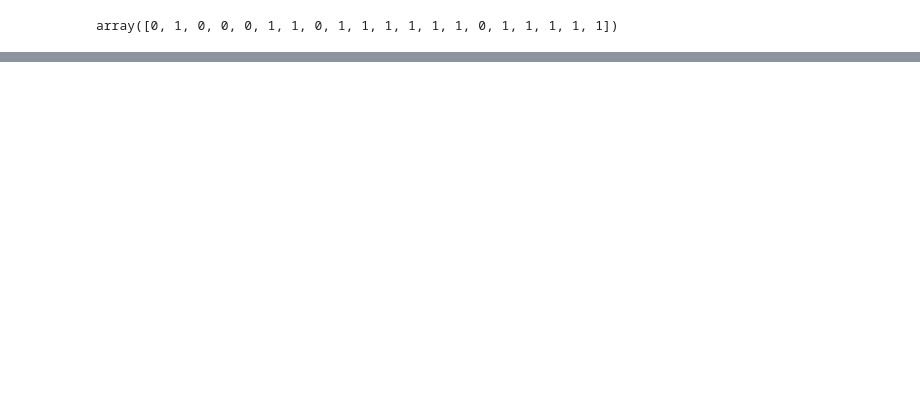
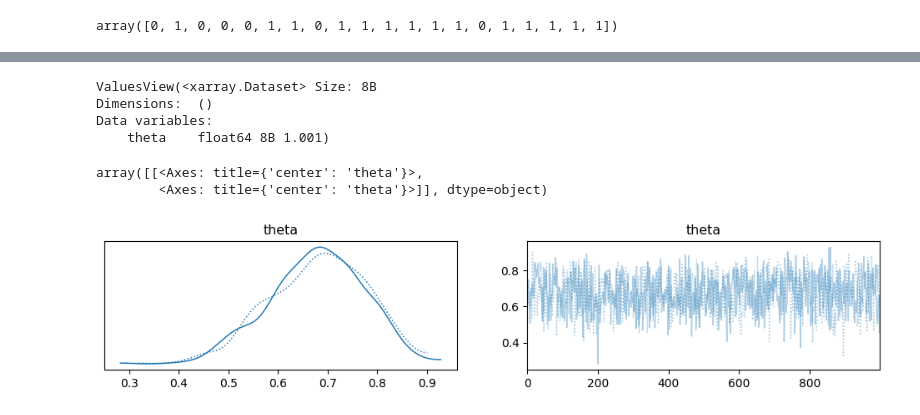
Before and after one commit to nayefahmad/bayesian-stats-notes, a Jupyter notebook: 2025-12-23_pymc-demo-beta-binomial.ipynb, the cells around one changed output, grey strips where cells are left out. Cells and saved outputs as stored; diff of their text form; code cells hidden in the pictures; blank space fills up the shorter version.

```diff
--- a/2025-12-23_pymc-demo-beta-binomial.ipynb
+++ b/2025-12-23_pymc-demo-beta-binomial.ipynb
@@ -25,0 +65,13 @@ We recommend running at least 4 chains for robust computation of convergence dia
+# %%
+az.rhat(idata).values()
+# %% [output]
+ValuesView(<xarray.Dataset> Size: 8B
+Dimensions:  ()
+Data variables:
+    theta    float64 8B 1.001)
+# %%
+az.plot_trace(idata)
+# %% [output]
+array([[<Axes: title={'center': 'theta'}>,
+        <Axes: title={'center': 'theta'}>]], dtype=object)
+[figure, added]
```
Also changed, not shown: parts of 11 cells of this notebook.
